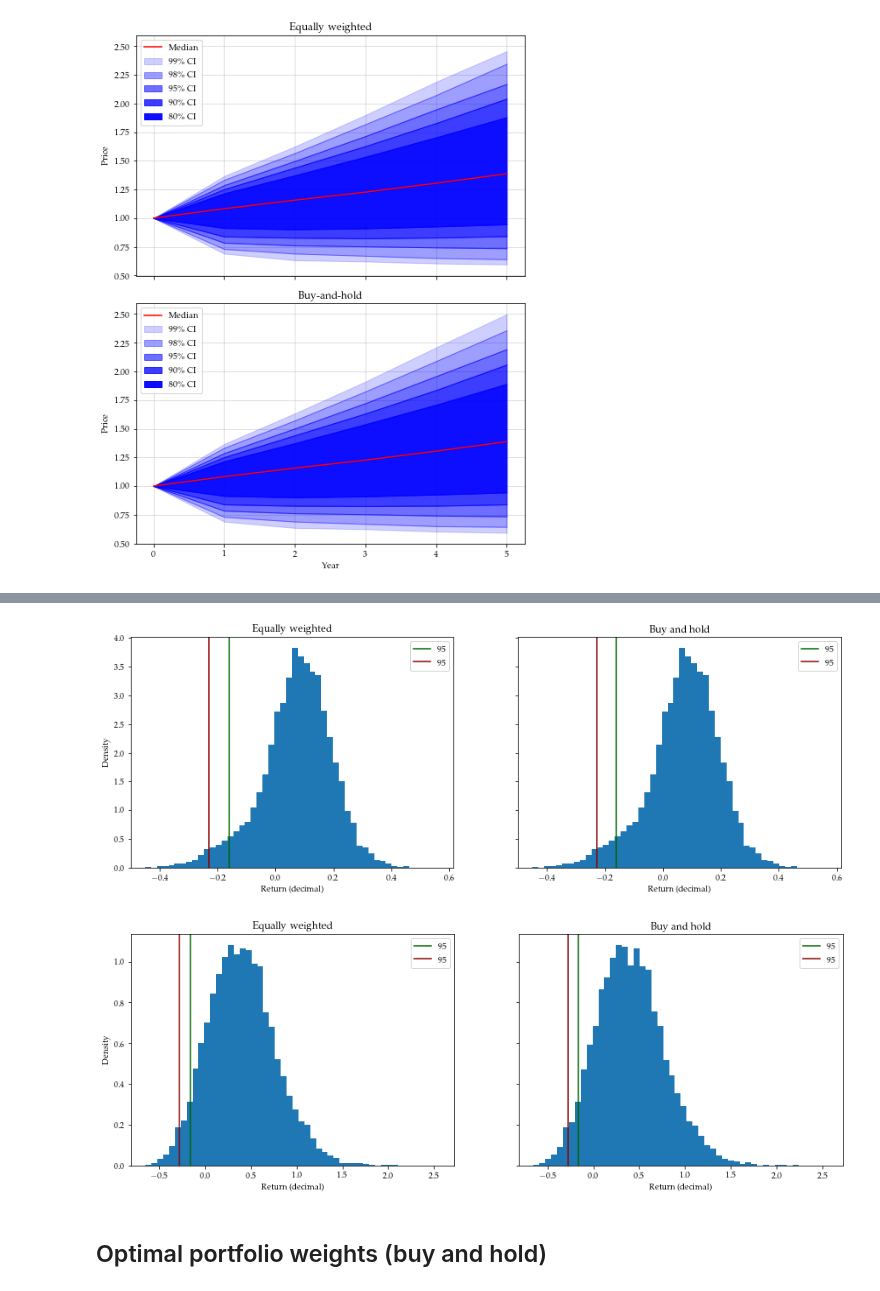
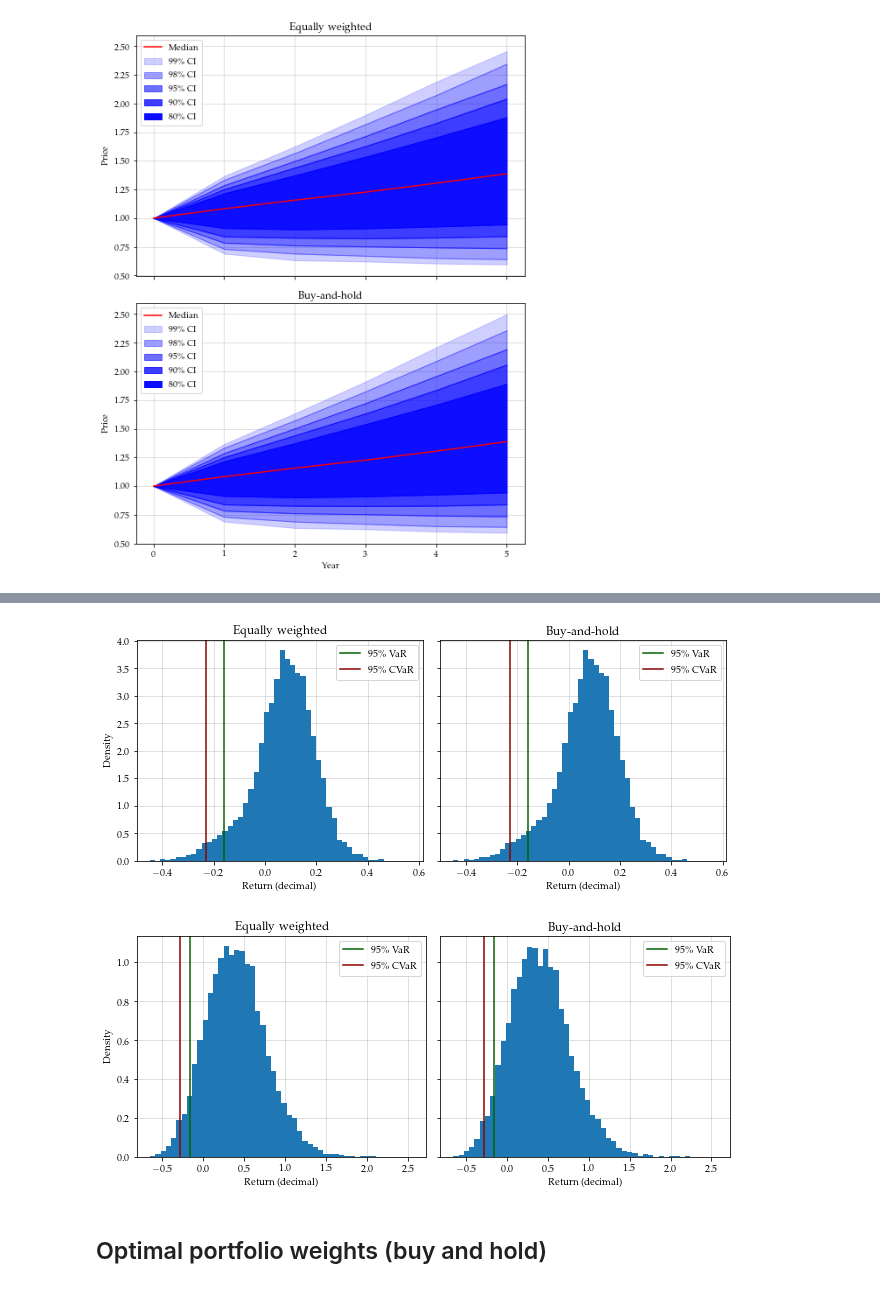
Before and after one commit to frgy17ac/Exammmmm, a Jupyter notebook: Solutions/Solution to Optimizing portfolios.ipynb, the cells around one changed output, grey strips where cells are left out. Cells and saved outputs as stored; diff of their text form; code cells hidden in the pictures.

```diff
--- a/Solutions/Solution to Optimizing portfolios.ipynb
+++ b/Solutions/Solution to Optimizing portfolios.ipynb
@@ -358,55 +360,71 @@ fiveypfdescr
 # %%
 # 1 year portfolio returns distributions for both EW and BH
 
 horizon = 1
 bins = 50
 
-fig, ax = plt.subplots(1, 2, figsize = (15, 5), sharex = True, sharey = True)
+fig, ax = plt.subplots(1, 2, figsize = (9, 4), sharex = True, sharey = True)
 
 ax[0].hist(pf_ew_cum_ret.iloc[horizon, :], bins = bins, density = True)
-ax[0].axvline(oneypfdescr["95% VaR"].loc["EW"], label = "95% VaR", color = "darkgreen")
-ax[0].axvline(oneypfdescr["95% CVaR"].loc["EW"], label = "95% CVaR", color = "darkred")
+ax[0].axvline(oneypfdescr["95% VaR"].loc["EW"], label = "95\% VaR", color = "darkgreen")
+ax[0].axvline(oneypfdescr["95% CVaR"].loc["EW"], label = "95\% CVaR", color = "darkred")
 ax[0].set_title("Equally weighted")
 ax[0].legend()
 
 ax[1].hist(pf_bh_cum_ret.iloc[horizon, :], bins = bins, density = True)
-ax[1].axvline(oneypfdescr["95% VaR"].loc["BH"], label = "95% VaR", color = "darkgreen")
-ax[1].axvline(oneypfdescr["95% CVaR"].loc["BH"], label = "95% CVaR", color = "darkred")
-ax[1].set_title("Buy and hold")
+ax[1].axvline(oneypfdescr["95% VaR"].loc["BH"], label = "95\% VaR", color = "darkgreen")
+ax[1].axvline(oneypfdescr["95% CVaR"].loc["BH"], label = "95\% CVaR", color = "darkred")
+ax[1].set_title("Buy-and-hold")
 ax[1].legend()
 
 ax[0].set_xlabel("Return (decimal)")
 ax[1].set_xlabel("Return (decimal)")
 ax[0].set_ylabel("Density")
 
+ax[0].grid(alpha = 0.5)
+ax[0].set_axisbelow(True)
+
+ax[1].grid(alpha = 0.5)
+ax[1].set_axisbelow(True)
+
+plt.tight_layout()
+plt.savefig(filepath + "\\1yr_EW_BH_return_dist.pdf")
 plt.show()
 # %% [output]
-[figure, old version]
+[figure, new version]
 # %%
 # 5 year portfolio returns distributions for both EW and BH
 
 horizon = 5
 bins = 50
 
-fig, ax = plt.subplots(1, 2, figsize = (15, 5), sharex = True, sharey = True)
+fig, ax = plt.subplots(1, 2, figsize = (9, 4), sharex = True, sharey = True)
 
 ax[0].hist(pf_ew_cum_ret.iloc[horizon, :], bins = bins, density = True)
-ax[0].axvline(fiveypfdescr["95% VaR"].loc["EW"], label = "95% VaR", color = "darkgreen")
-ax[0].axvline(fiveypfdescr["95% CVaR"].loc["EW"], label = "95% CVaR", color = "darkred")
+ax[0].axvline(fiveypfdescr["95% VaR"].loc["EW"], label = "95\% VaR", color = "darkgreen")
+ax[0].axvline(fiveypfdescr["95% CVaR"].loc["EW"], label = "95\% CVaR", color = "darkred")
 ax[0].set_title("Equally weighted")
 ax[0].legend()
 
 ax[1].hist(pf_bh_cum_ret.iloc[horizon, :], bins = bins, density = True)
-ax[1].axvline(fiveypfdescr["95% VaR"].loc["BH"], label = "95% VaR", color = "darkgreen")
-ax[1].axvline(fiveypfdescr["95% CVaR"].loc["BH"], label = "95% CVaR", color = "darkred")
-ax[1].set_title("Buy and hold")
+ax[1].axvline(fiveypfdescr["95% VaR"].loc["BH"], label = "95\% VaR", color = "darkgreen")
+ax[1].axvline(fiveypfdescr["95% CVaR"].loc["BH"], label = "95\% CVaR", color = "darkred")
+ax[1].set_title("Buy-and-hold")
 ax[1].legend()
 
 ax[0].set_xlabel("Return (decimal)")
 ax[1].set_xlabel("Return (decimal)")
 ax[0].set_ylabel("Density")
 
+ax[0].grid(alpha = 0.5)
+ax[0].set_axisbelow(True)
+
+ax[1].grid(alpha = 0.5)
+ax[1].set_axisbelow(True)
+
+plt.tight_layout()
+plt.savefig(filepath + "\\5yr_EW_BH_return_dist.pdf")
 plt.show()
 # %% [output]
-[figure, old version]
+[figure, new version]
 # %%
```
Also changed, not shown: parts of 4 cells of this notebook, 3 other files.
